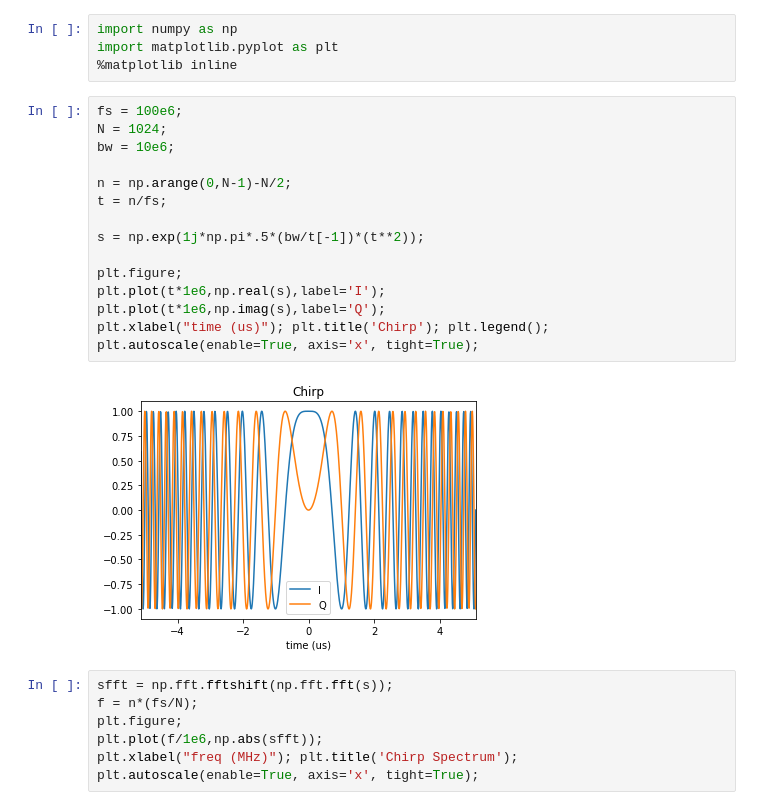
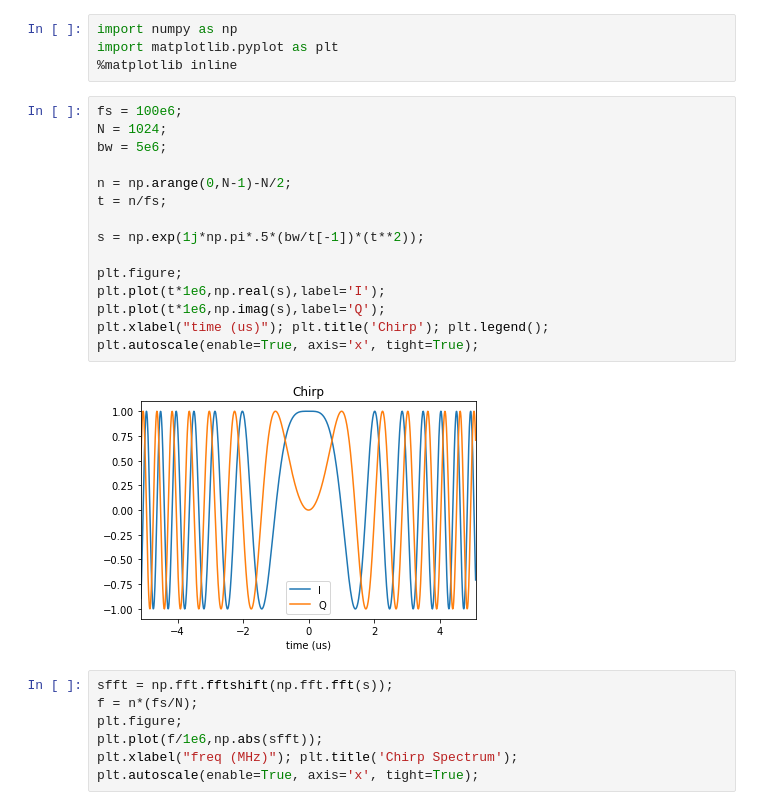
Before and after one commit to samprager/jupyterIntroduction, a Jupyter notebook: pythonexample.ipynb, the cells around one changed output. Saved outputs shown, nothing was run; the diff lists cells and outputs as text.

```diff
--- a/pythonexample.ipynb
+++ b/pythonexample.ipynb
@@ -7,20 +7,20 @@ import matplotlib.pyplot as plt
 # %%
 fs = 100e6;
 N = 1024;
-bw = 10e6;
+bw = 5e6;
 
 n = np.arange(0,N-1)-N/2;
 t = n/fs;
 
 s = np.exp(1j*np.pi*.5*(bw/t[-1])*(t**2));
 
 plt.figure;
 plt.plot(t*1e6,np.real(s),label='I');
 plt.plot(t*1e6,np.imag(s),label='Q');
 plt.xlabel("time (us)"); plt.title('Chirp'); plt.legend();
 plt.autoscale(enable=True, axis='x', tight=True);
 # %% [output]
-[figure, old version]
+[figure, new version]
 # %%
 sfft = np.fft.fftshift(np.fft.fft(s));
 f = n*(fs/N);
```
Also changed, not shown: 17 other files.
